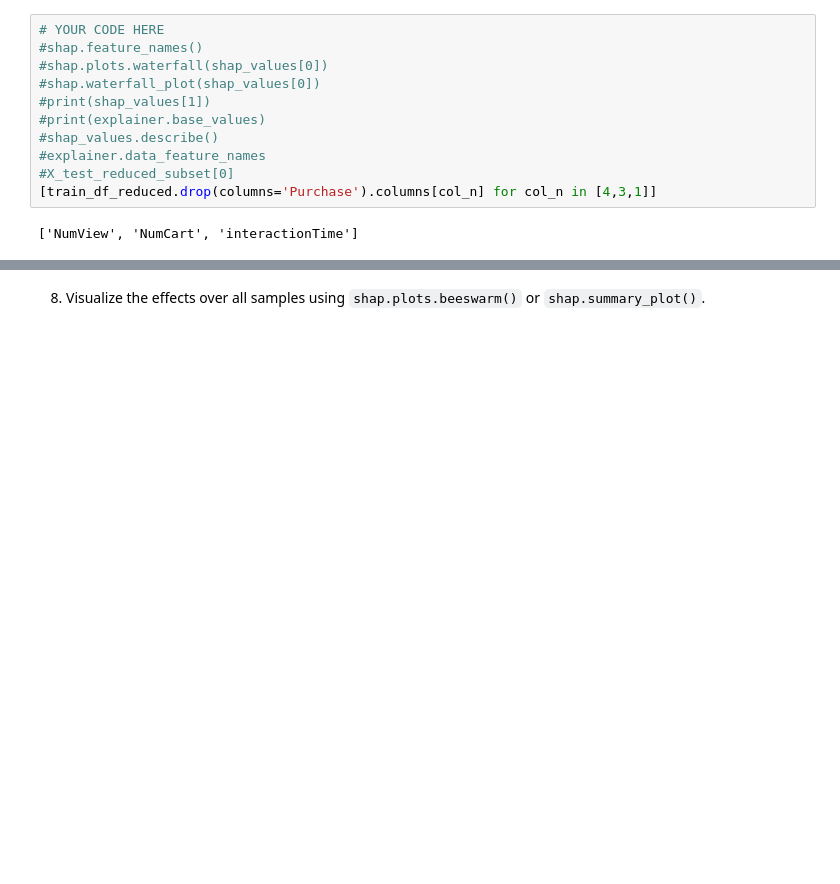
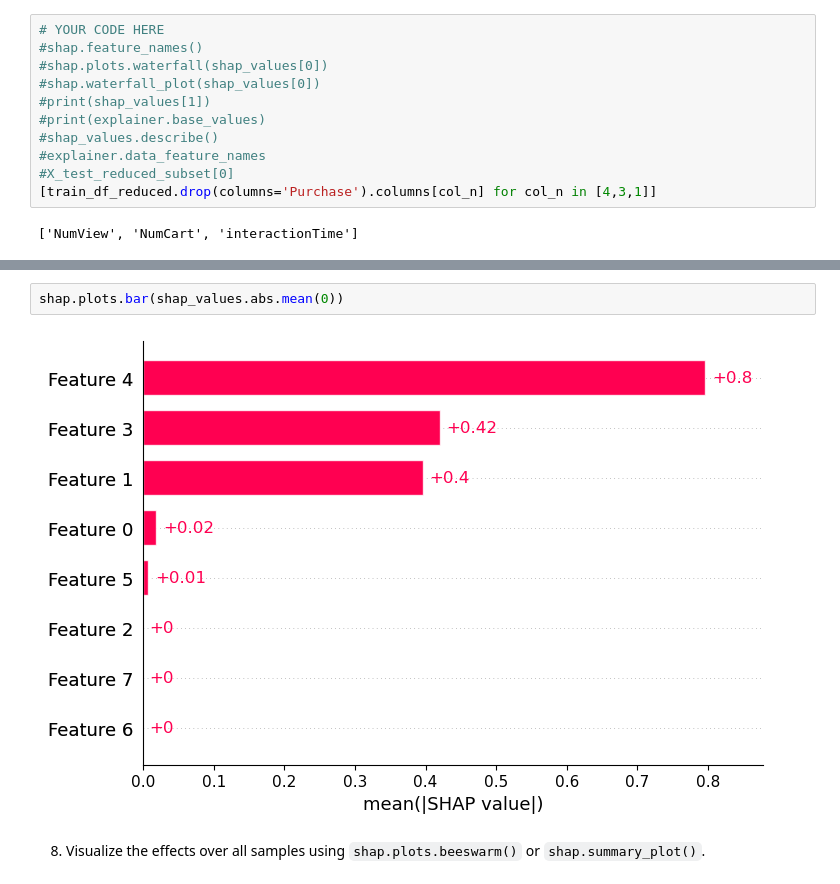
Before and after one commit to PedramPedram/MLE10, a Jupyter notebook: assignments/week-06-supervised-ml/nb/electronics-purchase-prediction.ipynb, the cells around one changed output, grey strips where cells are left out. Cells and saved outputs as stored; diff of their text form; blank space fills up the shorter version.

```diff
--- a/assignments/week-06-supervised-ml/nb/electronics-purchase-prediction.ipynb
+++ b/assignments/week-06-supervised-ml/nb/electronics-purchase-prediction.ipynb
@@ -550,3 +609,7 @@ Exception: waterfall_plot requires a scalar base_values of the model output as t
+# %%
+shap.plots.bar(shap_values.abs.mean(0))
+# %% [output]
+[figure, added]
 # %% [markdown]
 8. Visualize the effects over all samples using `shap.plots.beeswarm()` or `shap.summary_plot()`.
 # %%
```
Also changed, not shown: parts of 25 cells of this notebook, 3 other files.
